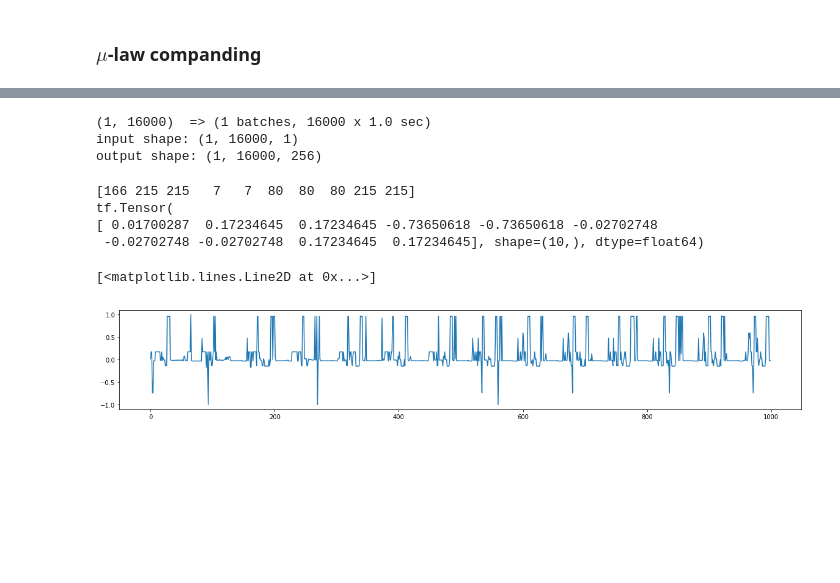
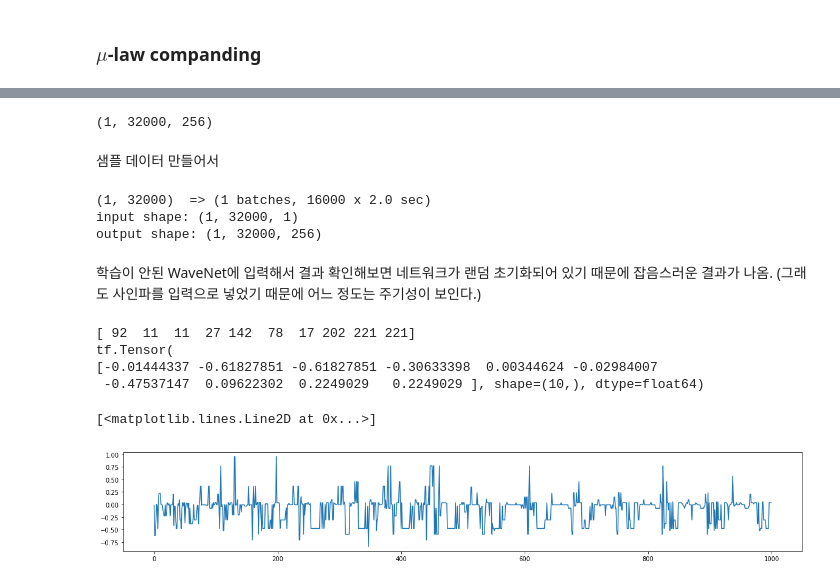
Before and after one commit to bt22dr/deep-learning-papers, a Jupyter notebook: code/WaveNet.ipynb, the cells around one changed output, grey strips where cells are left out. Drawn from its saved outputs; the diff is of its cells as text; code cells hidden in the pictures; blank space fills up the shorter version.

```diff
--- a/code/WaveNet.ipynb
+++ b/code/WaveNet.ipynb
@@ -183,22 +233,0 @@ plt.show()
-# %%
-def get_sine_waves(N, sec, freq, sample_rate):
-  duration = sec*2
-  sine_wave = np.sin(2*np.pi*np.arange(sample_rate*duration)*freq/sample_rate)
-  waves = []
-  for i in range(N):
-    start_index = np.random.randint(0, sec*sample_rate, 1)[0]
-    end_index = start_index + int(sec*sample_rate)
-    data = sine_wave[start_index:end_index]
-    waves.append(data)
-  waves = np.concatenate(waves)
-  waves = np.reshape(waves, [N, -1])
-  return waves
-
-sec=1.0
-N = 10
-sin_data = get_sine_waves(N=N, sec=sec, freq=220.0, sample_rate=sample_rate)
-print(sin_data.shape, " => ({} waves, {} x {} sec)".format(N, sample_rate, sec))
-
-plt.figure(figsize=[20, 3])
-plt.plot(sin_data[0])
-plt.show()
@@ -296,0 +294,8 @@ plt.figure(); plt.plot(x, x_recon)
+# %%
+x = tf.cast(tf.reshape([1,2,3,4,5,6], [1,6,1]), tf.float32)
+print(x.numpy())
+
+k_size = 2
+k_init = tf.constant_initializer(np.ones((k_size,1)))
+y = Conv1D(filters=1, kernel_size=k_size, strides=1, padding='causal', kernel_initializer=k_init)(x)
+print(y.numpy())
@@ -297,3 +359,9 @@ plt.figure(); plt.plot(x, x_recon)
+# %%
+sample_data = np.random.random([1, int(sec*sample_rate), residual_channels])
+print(sample_data.shape)
+out = res_block(sample_data)
+# %% [output]
+(1, 32000, 256)
 # %%
 from tensorflow.keras.layers import Conv1D
 from tensorflow.keras import Model
@@ -398,34 +433,37 @@ wavenet_model = WaveNet(dilations=dilations)
+# %% [markdown]
+샘플 데이터 만들어서
 # %%
-sec=1.0
 N = 1
-sine_data = get_sine_waves(N=N, sec=sec, freq=220.0, sample_rate=sample_rate)
-sine_data = mu_law_encode(sine_data, 256)
+sine_data = get_sine_waves(N=N, sec=sec, freq=freq, sample_rate=sample_rate)
+sine_data = mu_law_encode(sine_data, mu)
 print(sine_data.shape, " => ({} batches, {} x {} sec)".format(N, sample_rate, sec))
 
 train_data = tf.cast(tf.expand_dims(sine_data, -1), tf.float32)
 print("input shape:", train_data.shape)
 out = wavenet_model(train_data)
 print("output shape:", out.shape)
-# wavenet_model.summary()
 # %% [output]
-(1, 16000)  => (1 batches, 16000 x 1.0 sec)
-input shape: (1, 16000, 1)
-output shape: (1, 16000, 256)
+(1, 32000)  => (1 batches, 16000 x 2.0 sec)
+input shape: (1, 32000, 1)
+output shape: (1, 32000, 256)
+# %% [markdown]
+학습이 안된 WaveNet에 입력해서 결과 확인해보면 네트워크가 랜덤 초기화되어 있기 때문에 잡음스러운 결과가 나옴.
+(그래도 사인파를 입력으로 넣었기 때문에 어느 정도는 주기성이 보인다.)
 # %%
 output = np.argmax(out[0], axis=1)
-output_wav = mu_law_decode(output, 256)
+output_wav = mu_law_decode(output, mu)
 print(output[:10])
 print(output_wav[:10])
 
-x = np.arange(0, 16000)
+x = np.arange(0, int(sec*sample_rate))
 plt.figure(figsize=[20, 3]); plt.plot(x[:1000], output_wav.numpy()[:1000])
 # %% [output]
-[166 215 215   7   7  80  80  80 215 215]
+[ 92  11  11  27 142  78  17 202 221 221]
 tf.Tensor(
-[ 0.01700287  0.17234645  0.17234645 -0.73650618 -0.73650618 -0.02702748
- -0.02702748 -0.02702748  0.17234645  0.17234645], shape=(10,), dtype=float64)
+[-0.01444337 -0.61827851 -0.61827851 -0.30633398  0.00344624 -0.02984007
+ -0.47537147  0.09622302  0.2249029   0.2249029 ], shape=(10,), dtype=float64)
 [<matplotlib.lines.Line2D at 0x...>]
-[figure, old version]
+[figure, new version]
 # %%
 import IPython.display as ipd
 ipd.Audio(output_wav, rate=sample_rate)
```
Also changed, not shown: parts of 37 cells of this notebook.
